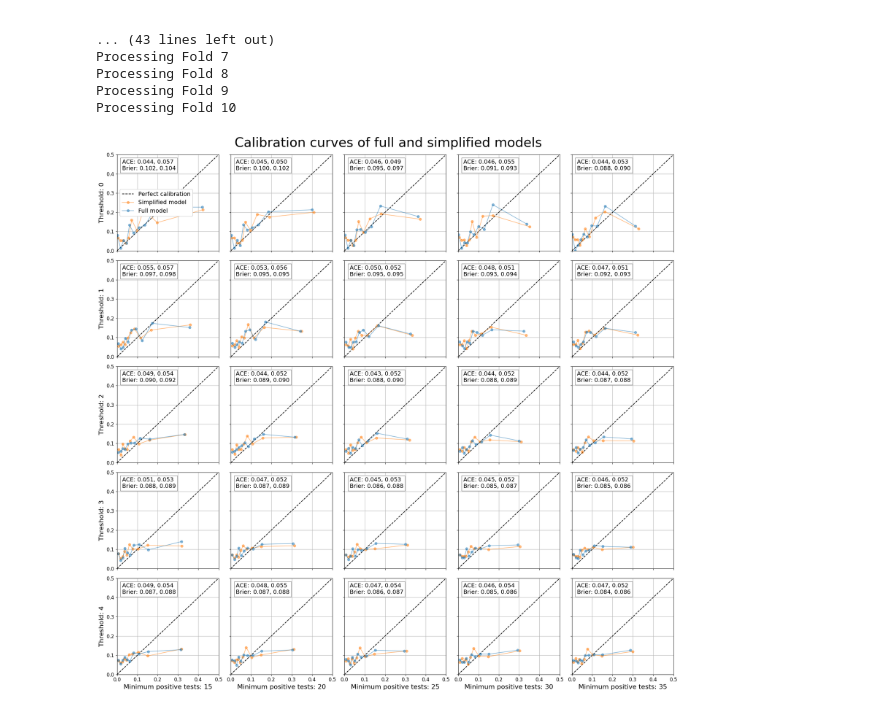
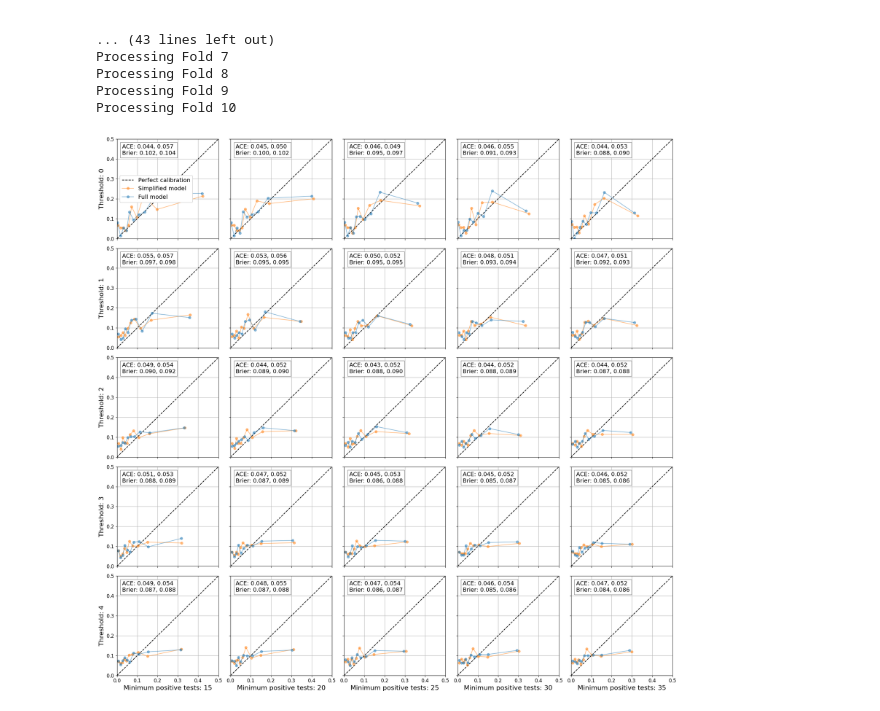
Before and after one commit to DaniChambon1/covid-household-visitors, a Jupyter notebook: 2_model.ipynb, the cells around one changed output. Cells and saved outputs as stored; diff of their text form; code cells hidden in the pictures.

Commit message:
Adjustments to plotting functions

```diff
--- a/2_model.ipynb
+++ b/2_model.ipynb
@@ -51,10 +51,10 @@ results = []
 # Add the datasets to the dictionary
 datasets = {
     #"df_max0": df_max0,
-    #df_max1": df_max1,
-    #"df_max2": df_max2,
+    #"df_max1": df_max1,
+    "df_max2": df_max2_50neg,
     #"df_max3": df_max3,
-    "df_max4": df_max4
+    #"df_max4": df_max4
 }
 
 # Define the window sizes you want to evaluate
@@ -86,5 +86,5 @@ for name, df in datasets.items():
 
 # Convert results to DataFrame
 results_df = pd.DataFrame(results)
-results_df.to_csv("crossval_data/crossval_summary_adaptive_pos_4_x_63_new.csv", index=False)
+results_df.to_csv("crossval_data/crossval_summary_adaptive_pos_2_x_63.csv", index=False)
 # %% [output]
@@ -204,8 +203,8 @@ df_pred = predict_postest(df_risk, df_max2)
 Plot the calibration curve for the model
 # %%
 # First curve: from cross-validation
-mean_predicted_value_1 = np.array(json.loads(df_crossval_results["mean_predicted_values"][11]))
-fraction_of_positives_1 = np.array(json.loads(df_crossval_results["fraction_of_positives"][11]))
+mean_predicted_value_1 = np.array(json.loads(df_crossval_results["mean_predicted_values"][12]))
+fraction_of_positives_1 = np.array(json.loads(df_crossval_results["fraction_of_positives"][12]))
 
 # Second curve: from fitted model
 y_true = df_pred['positivetest']
@@ -224,7 +223,7 @@ plt.plot(mean_predicted_value_1, fraction_of_positives_1, "o-", color="tab:blue"
 # Labels and limits
 plt.xlabel("Mean predicted probability", size=12)
 plt.ylabel("Fraction of positives", size=12)
-plt.title("Calibration curve of selected model", size=16)
+#plt.title("Calibration curve of selected model", size=16)
 plt.xlim(0, 0.35)
 plt.ylim(0, 0.35)
 plt.legend(fontsize=11)
@@ -977,11 +651,11 @@ Processing Fold 8
 Processing Fold 9
 Processing Fold 10
 # %%
-df_0 = pd.read_csv("crossval_data/crossval_summary_adaptive_pos_simple_0_x_63_new.csv")
-df_1 = pd.read_csv("crossval_data/crossval_summary_adaptive_pos_simple_1_x_63_new.csv")
-df_2 = pd.read_csv("crossval_data/crossval_summary_adaptive_pos_simple_2_x_63_new.csv")
-df_3 = pd.read_csv("crossval_data/crossval_summary_adaptive_pos_simple_3_x_63_new.csv")
-df_4 = pd.read_csv("crossval_data/crossval_summary_adaptive_pos_simple_4_x_63_new.csv")
+df_0 = pd.read_csv("crossval_data/crossval_summary_adaptive_pos_simple_0_x_63.csv")
+df_1 = pd.read_csv("crossval_data/crossval_summary_adaptive_pos_simple_1_x_63.csv")
+df_2 = pd.read_csv("crossval_data/crossval_summary_adaptive_pos_simple_2_x_63.csv")
+df_3 = pd.read_csv("crossval_data/crossval_summary_adaptive_pos_simple_3_x_63.csv")
+df_4 = pd.read_csv("crossval_data/crossval_summary_adaptive_pos_simple_4_x_63.csv")
 
 df_crossval_results_simple = pd.concat([df_0, df_1, df_2, df_3, df_4], ignore_index=True)
 # Convert string to list in each row
@@ -1035,35 +709,35 @@ for i, dataset in enumerate(datasets):
             ax.plot(mean_pred_orig, frac_pos_orig, "o-", color="tab:blue", label="Full model", alpha=0.5)
 
         #Add annotations showing metrics for both models
         annotation_text = (
             f"ACE: {ace_orig:.3f}, {ace_simple:.3f}\n"
             f"Brier: {brier_orig:.3f}, {brier_simple:.3f}"
         )
 
         ax.text(0.05, 0.95, annotation_text,
                 transform=ax.transAxes, fontsize=14,
                 verticalalignment='top', bbox=dict(facecolor='white', alpha=1, edgecolor='gray'))
 
         if i == n_rows - 1:
             ax.set_xlabel(f"Minimum positive tests: {window_size}", fontsize=16)
         if j == 0:
             ax.set_ylabel(f"Threshold: {dataset[-1]}", fontsize=16)
 
         ax.set_xlim(0, 0.5)
         ax.set_ylim(0, 0.5)
         ax.tick_params(axis='both', labelsize=12)
         ax.grid(True)
 
         # Only show legend on the first subplot
         if i == 0 and j == 0:
             ax.legend(loc="center left", fontsize=14, framealpha=1)
 
-plt.suptitle("Calibration curves of full and simplified models", fontsize=32)
+#plt.suptitle("Calibration curves of full and simplified models", fontsize=32)
 plt.tight_layout(rect=[0, 0.03, 1, 0.99])
 plt.savefig("results/calibration_grid_combined.png", dpi=200, bbox_inches='tight')
 plt.show()
 # %% [output]
-[figure, old version]
+[figure, new version]
 # %%
 # Filter the data
 row_orig = df_crossval_results[
```
Also changed, not shown: parts of 15 cells of this notebook, 6 other files.
